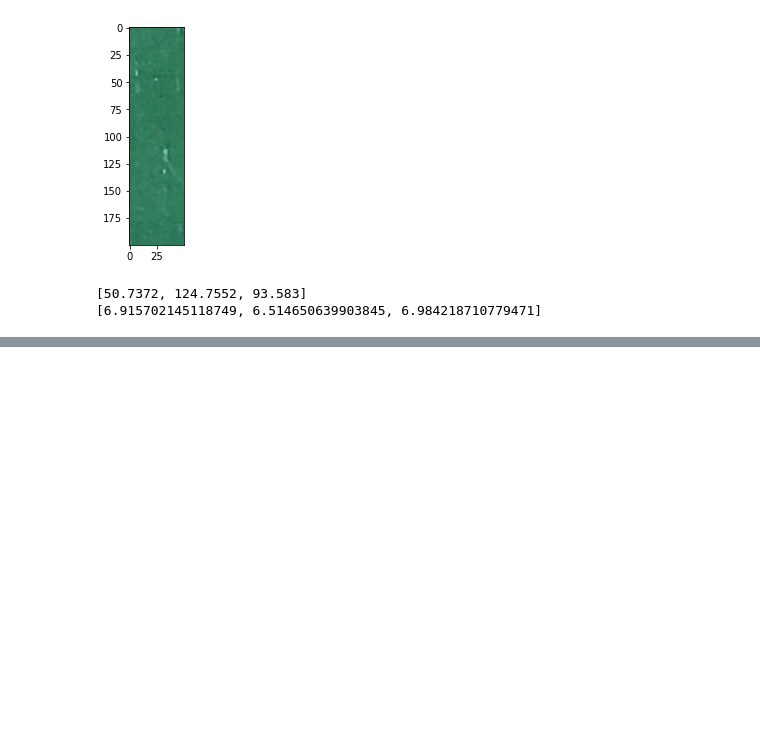
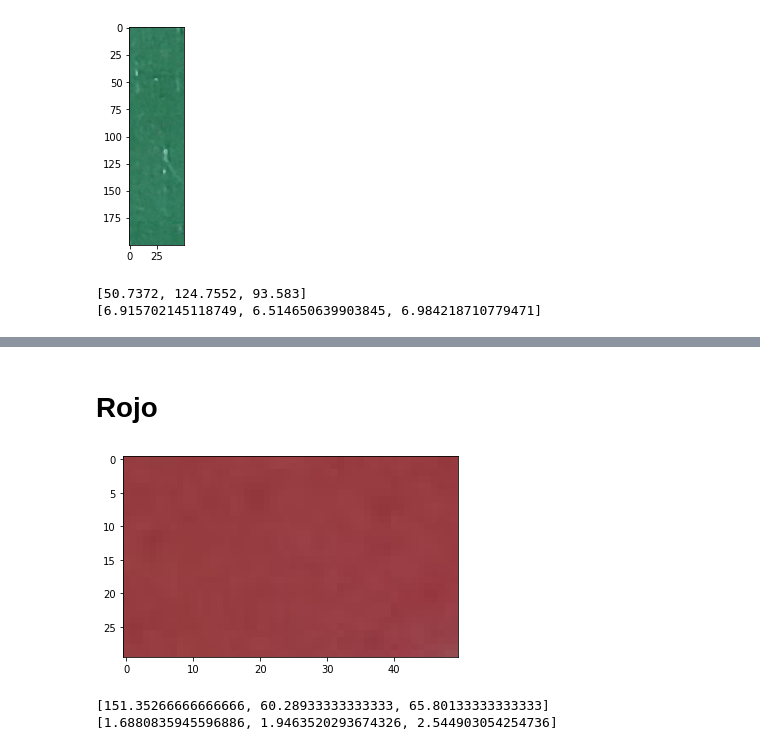
Before and after one commit to Elianagam/FundRobotica, a Jupyter notebook: img_color/arandelas.ipynb, the cells around one changed output, grey strips where cells are left out. Drawn from its saved outputs; the diff is of its cells as text; code cells hidden in the pictures; blank space fills up the shorter version.

```diff
--- a/img_color/arandelas.ipynb
+++ b/img_color/arandelas.ipynb
@@ -80,0 +84,16 @@ print(color_std.flatten().tolist())
+# %% [markdown]
+# Rojo
+# %%
+img_muestra = imgRGB[1950:1980,2100:2150,:]
+plt.figure(2)
+plt.imshow(img_muestra)
+plt.show()
+
+color_mean, color_std = cv.meanStdDev(img_muestra)
+
+print(color_mean.flatten().tolist())
+print(color_std.flatten().tolist())
+# %% [output]
+[figure, added]
+[151.35266666666666, 60.28933333333333, 65.80133333333333]
+[1.6880835945596886, 1.9463520293674326, 2.544903054254736]
```
Also changed, not shown: parts of 7 cells of this notebook.
